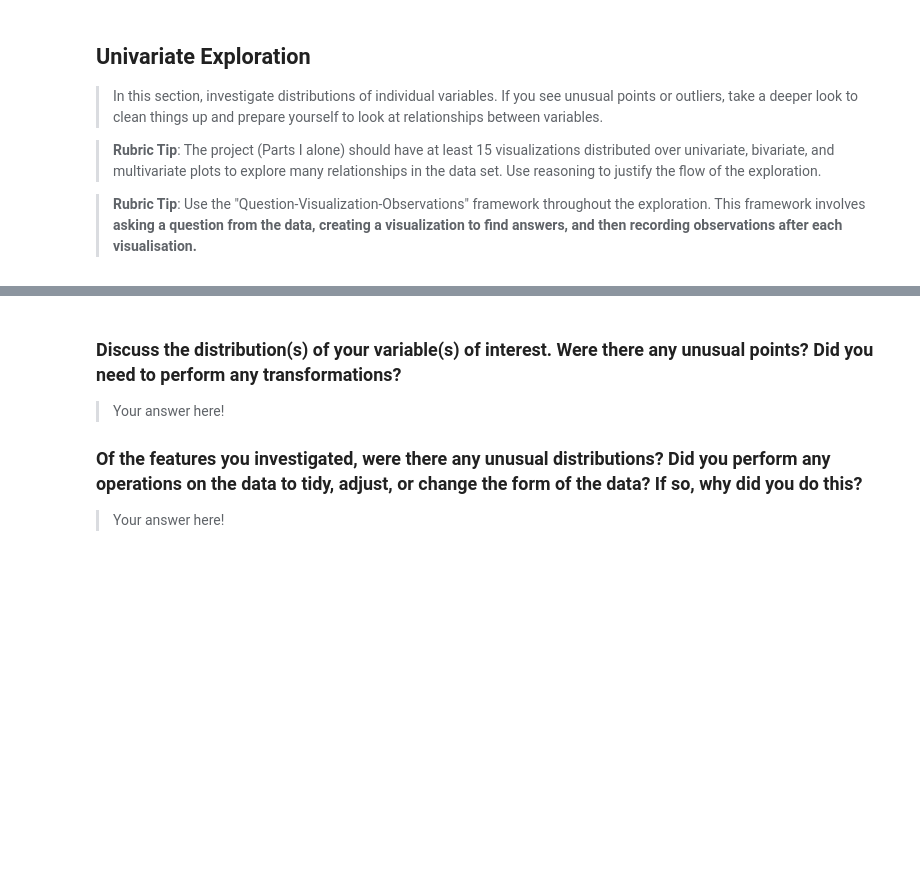
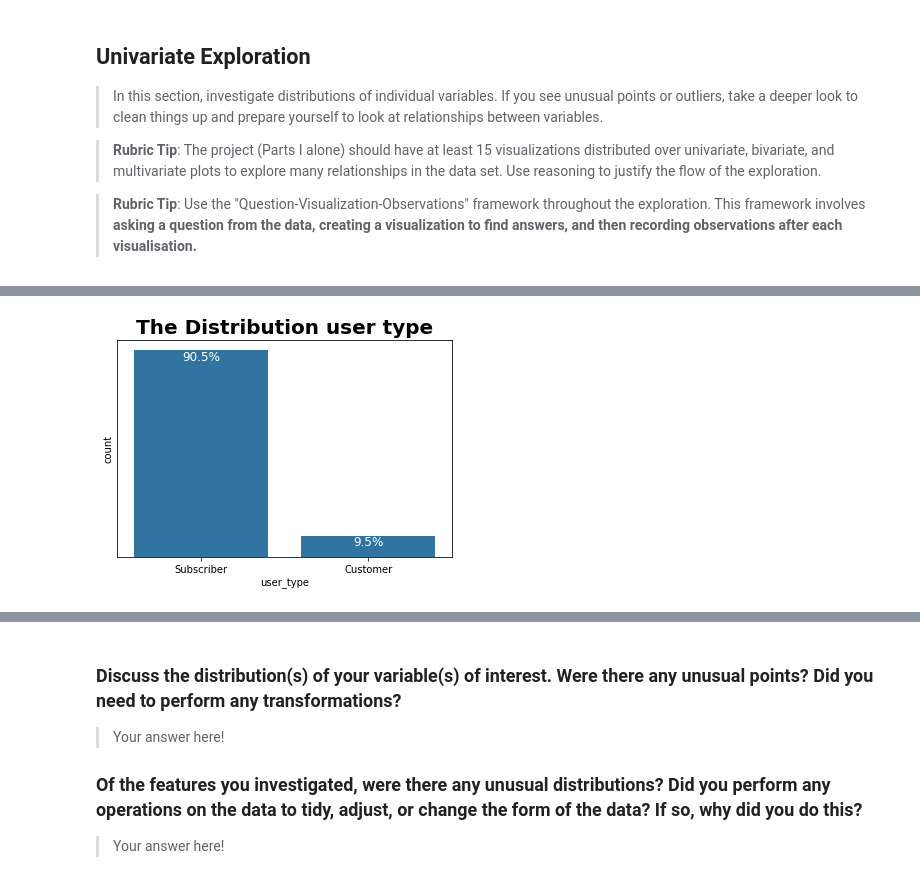
Before and after one commit to ekubay/Data_Visualization, a Jupyter notebook: Notebooks/Part_I_DataExploration.ipynb, the cells around one changed output, grey strips where cells are left out. Cells and saved outputs as stored; diff of their text form; code cells hidden in the pictures; blank space fills up the shorter version.

```diff
--- a/Notebooks/Part_I_DataExploration.ipynb
+++ b/Notebooks/Part_I_DataExploration.ipynb
@@ -157,0 +250,6 @@ and prepare yourself to look at relationships between variables.
+# %%
+# distribution of user_type
+plt.title(f'The Distribution user type', size=20, fontweight='bold')
+VisualiseDf.plot_discriptive_count(df_bike, df_bike['user_type'])
+# %% [output]
+[figure, added]
```
Also changed, not shown: parts of 74 cells of this notebook.
